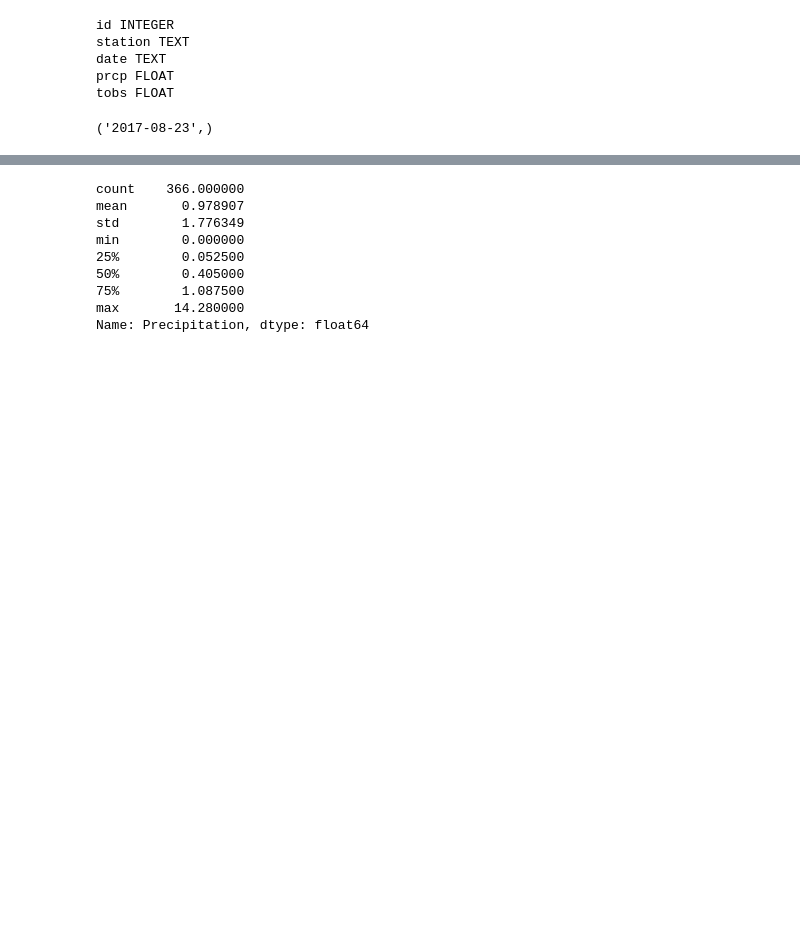
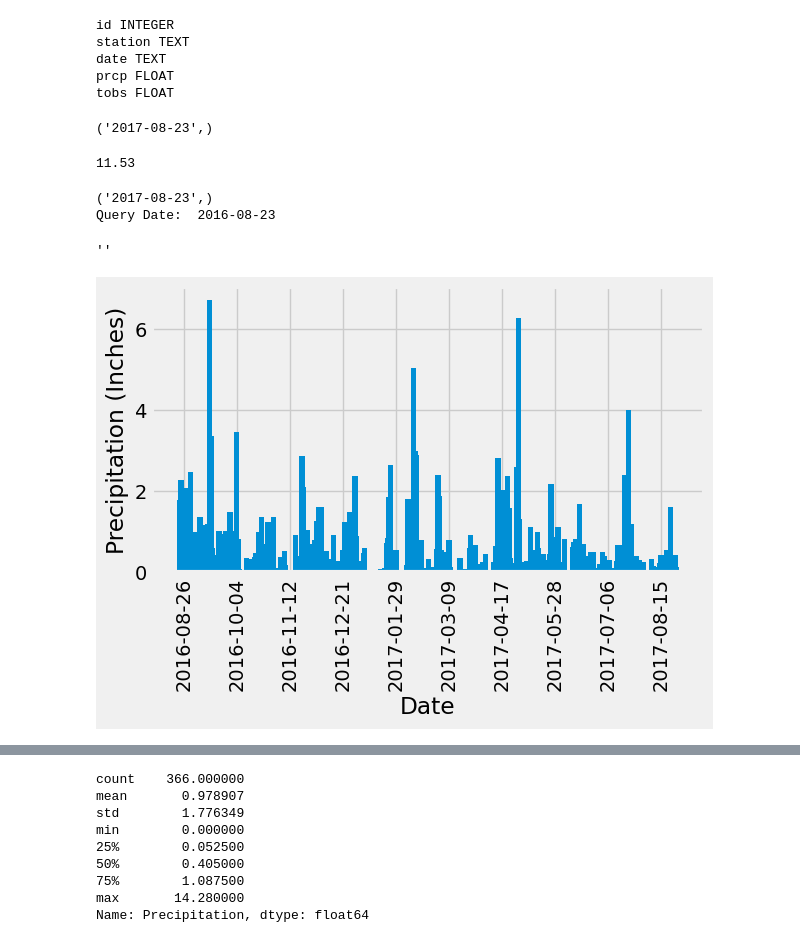
Before and after one commit to Allan-CM/Weather_Data_Analysis, a Jupyter notebook: SurfsUp/climate_starter.ipynb, the cells around one changed output, grey strips where cells are left out. Drawn from its saved outputs; the diff is of its cells as text; code cells hidden in the pictures; blank space fills up the shorter version.

```diff
--- a/SurfsUp/climate_starter.ipynb
+++ b/SurfsUp/climate_starter.ipynb
@@ -60,6 +60,50 @@ tobs FLOAT
 session.query(Measurement.date).order_by(Measurement.date.desc()).first()
 # %% [output]
 ('2017-08-23',)
+# %%
+prcp_max = session.query(func.max(Measurement.prcp)).scalar()
+print(prcp_max)
+# %% [output]
+11.53
+# %%
+# Starting from the most recent data point in the database.
+latest_date = session.query(Measurement.date).order_by(Measurement.date.desc()).first()
+print(latest_date)
+
+# Calculate the date one year from the last date in data set.
+query_date = dt.date(2017, 8, 23) - dt.timedelta(days=365)
+print("Query Date: ", query_date)
+
+prcp_data = session.query(Measurement.date, Measurement.prcp).\
+            filter(Measurement.date >= query_date).\
+            all()
+
+prcp_df = pd.DataFrame(prcp_data)
+prcp_df.sort_values(by='date')
+prcp_df['prcp'].max()
+prcp_df
+
+ax = plt.bar(prcp_df['date'], prcp_df['prcp'], width = 4)
+plt.xticks(rotation=90)
+plt.grid(True)
+plt.xlabel('Date')
+plt.ylabel('Precipitation (Inches)')
+plt.tight_layout()
+
+''''''
+#Module to help manage date-time axises of a grpah
+from matplotlib.dates import DayLocator
+
+#Initilizaizes how often and wehre the x-tick should appear 30 days in this case
+locator = DayLocator(interval=39)
+#plt.gca acccess the current properties of ax(bar graph) to manipulate x-tciks
+plt.gca().xaxis.set_major_locator(locator)
+''''''
+# %% [output]
+('2017-08-23',)
+Query Date:  2016-08-23
+''
+[figure, added]
 # %%
 # Design a query to retrieve the last 12 months of precipitation data and plot the results.
 
```
Also changed, not shown: parts of 1 cell of this notebook.
